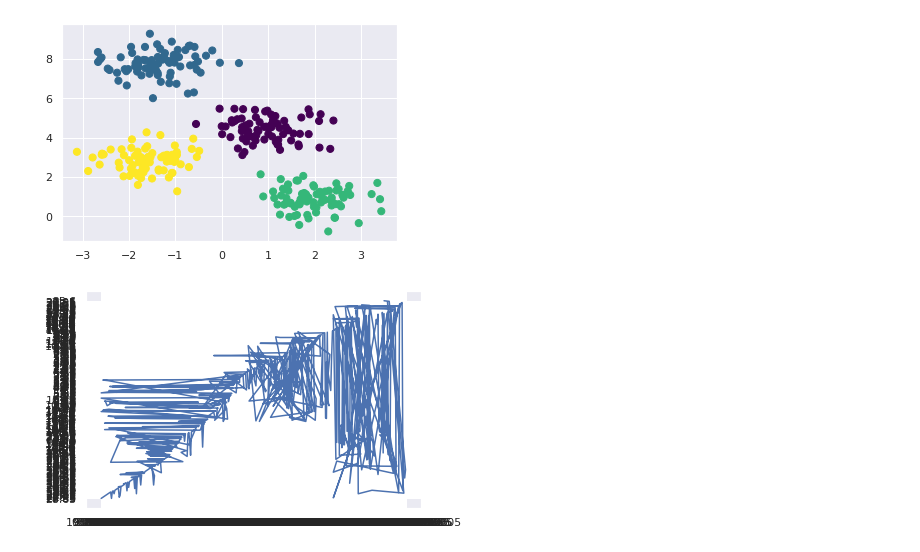
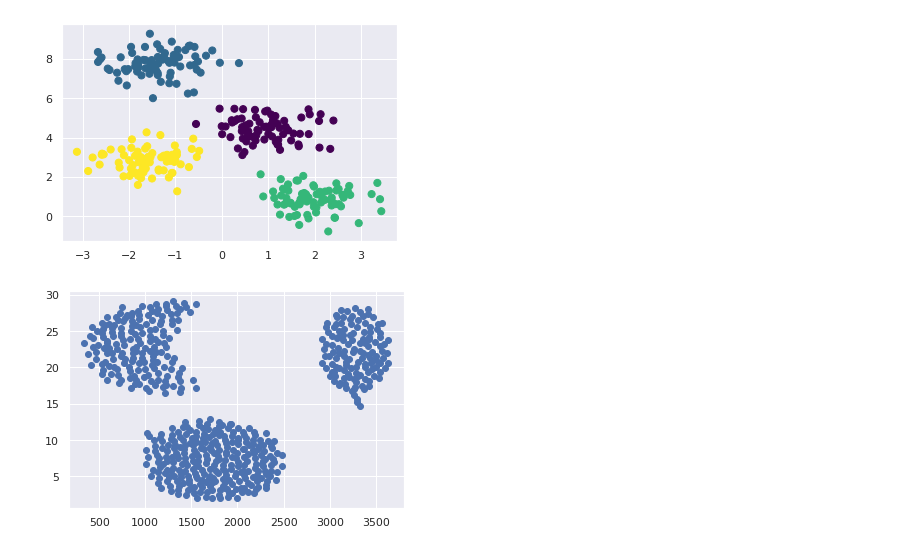
Before and after one commit to heigon77/MC886-MachineLearning-HG, a Jupyter notebook: P1.ipynb, the cells around one changed output. Drawn from its saved outputs; the diff is of its cells as text; code cells hidden in the pictures.

```diff
--- a/P1.ipynb
+++ b/P1.ipynb
@@ -42,9 +43,9 @@ plt.scatter(X[:, 0], X[:, 1], c=labels,
 # %%
 with open('cluster.dat') as f:
     lines = f.readlines()
-    x = [line.split()[0] for line in lines]
-    y = [line.split()[1] for line in lines]
-plt.plot(x, y)
+    x = [float(line.split()[0]) for line in lines]
+    y = [float(line.split()[1]) for line in lines]
+plt.plot(x, y,'ob')
 plt.show()
 # %% [output]
-[figure, old version]
+[figure, new version]
```
Also changed, not shown: parts of 4 cells of this notebook.
